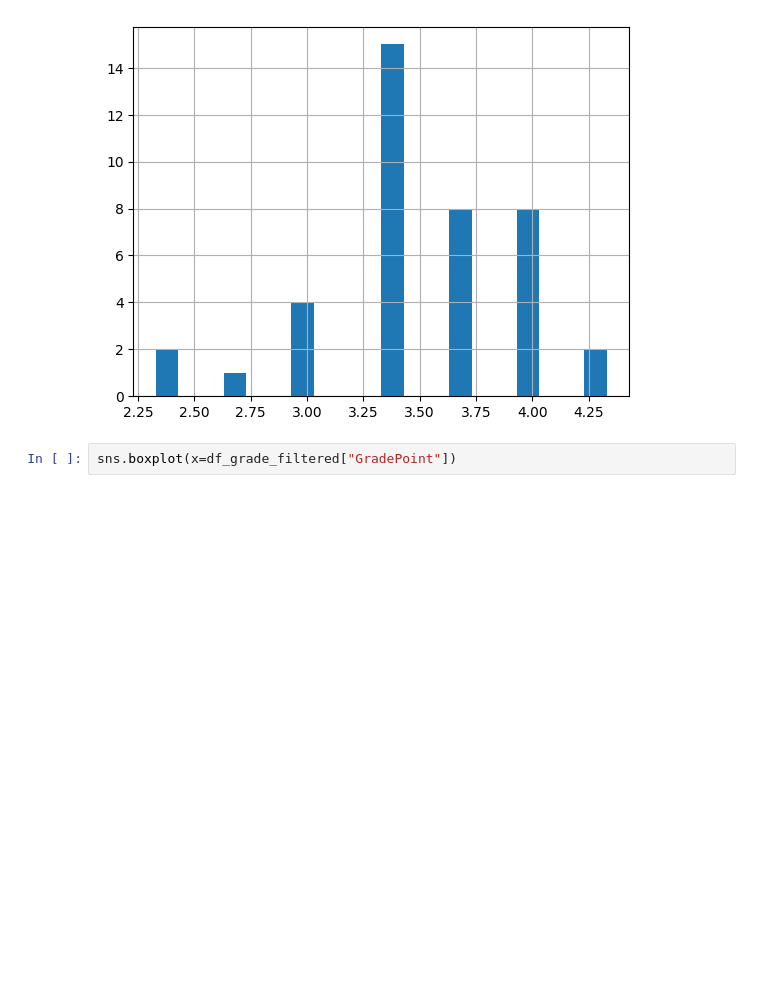
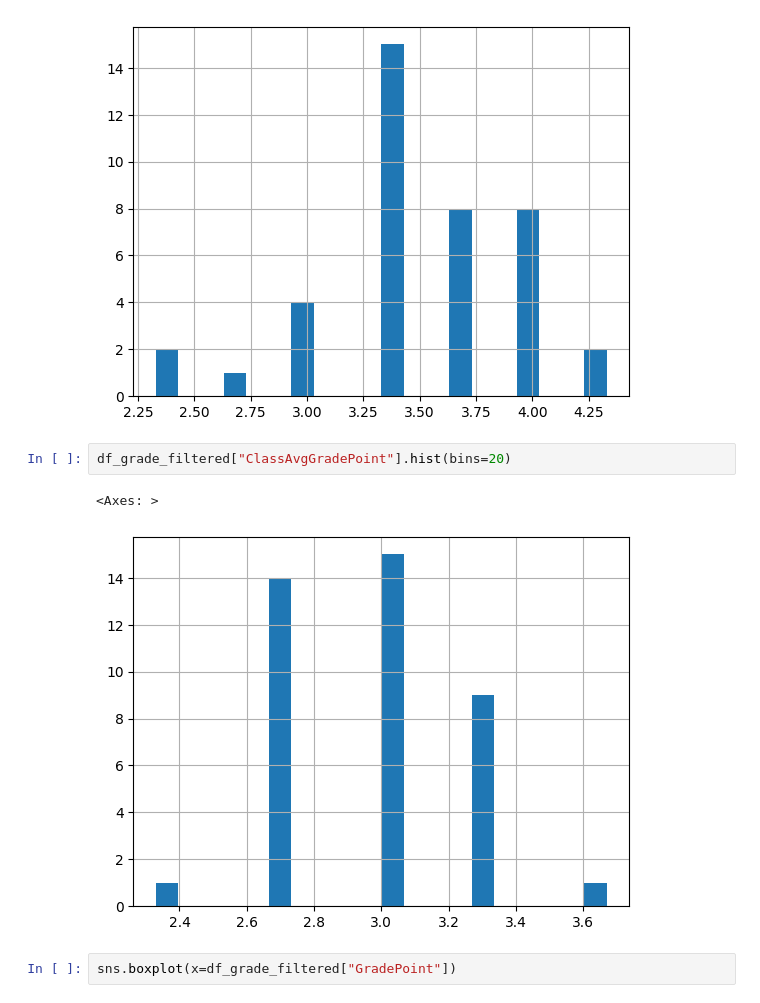
Before and after one commit to NickTurenne/Transcript-Analysis, a Jupyter notebook: notebooks/EDA.ipynb, the cells around one changed output. Cells and saved outputs as stored; diff of their text form; blank space fills up the shorter version.

```diff
--- a/notebooks/EDA.ipynb
+++ b/notebooks/EDA.ipynb
@@ -138,6 +138,11 @@ df_grade_filtered["GradePoint"].hist(bins=20)
 # %% [output]
 <Axes: >
 [figure]
+# %%
+df_grade_filtered["ClassAvgGradePoint"].hist(bins=20)
+# %% [output]
+<Axes: >
+[figure, added]
 # %%
 sns.boxplot(x=df_grade_filtered["GradePoint"])
 # %% [output]
```
Also changed, not shown: parts of 2 cells of this notebook, 1 other file.
